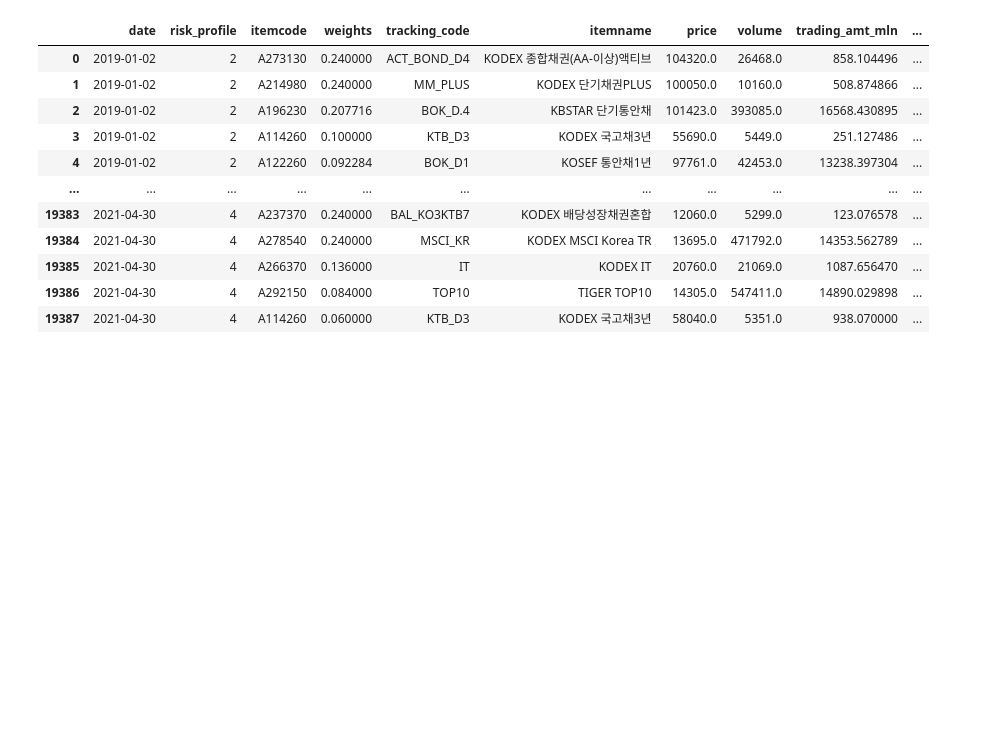
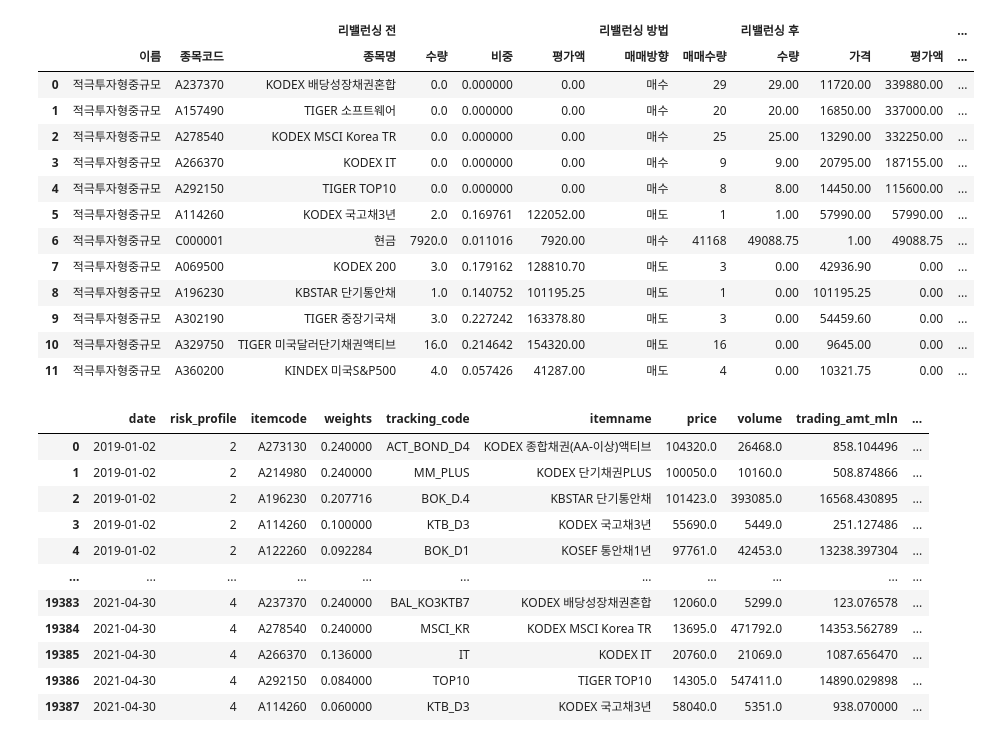
Before and after one commit to my2582/kisra, a Jupyter notebook: daily_rebalancing.ipynb, the cells around one changed output. Drawn from its saved outputs; the diff is of its cells as text; code cells hidden in the pictures; blank space fills up the shorter version.

```diff
--- a/daily_rebalancing.ipynb
+++ b/daily_rebalancing.ipynb
@@ -168,0 +342,10 @@ def run_simulation(first_trade=False, new_units=None, prices=None, remaining_cas
+# %%
+df_comp.loc[:, ['wt_before', 'wt_after']] = df_comp.loc[:, ['wt_before', 'wt_after']]*100
+df_comp.loc[:, ['wt_before', 'wt_after']] = df_comp.loc[:, ['wt_before', 'wt_after']].applymap(lambda x: '{:.1f}'.format(x))
+df_comp.loc[:, [
+    'quantity_before', 'wt_before', 'value_before', 'quantity_after',
+    'price_after', 'value_after'
+]] = df_comp.loc[:, [
+    'quantity_before', 'wt_before', 'value_before', 'quantity_after',
+    'price_after', 'value_after'
+]].astype(float).astype(int).applymap(lambda x: '{:,}'.format(x))
@@ -168,0 +368,5 @@ def run_simulation(first_trade=False, new_units=None, prices=None, remaining_cas
+# %%
+df_comp.total_value = '{:,}'.format(round(total_value))
+# %%
+df_comp.wt_after = df_comp.wt_after*100
+df_comp.wt_after = df_comp.wt_after.apply(lambda x: '{:.1f}'.format(x))
@@ -168,0 +391,15 @@ def run_simulation(first_trade=False, new_units=None, prices=None, remaining_cas
+# %%
+df_comp = df_comp.rename(columns = {
+    'name':'이름',
+    'itemcode':'종목코드',
+    'itemname_before':'종목명',
+    'quantity_before':'수량(전)',
+    'wt_before':'비중(전)',
+    'value_before':'평가액(전)',
+    'trade':'매매방향',
+    'quantity_trade':'매매수량',
+    'quantity_after':'수량(후)',
+    'price_after':'가격(후)',
+    'value_after':'평가액(후)',
+    'wt_after':'비중(후)'
+})
@@ -169,3 +410,20 @@ def run_simulation(first_trade=False, new_units=None, prices=None, remaining_cas
+# %%
+df_comp
+# %% [output]
+|  |  |  | 리밸런싱 전 |  |  |  | 리밸런싱 방법 |  | 리밸런싱 후 |  |  | ... |
+|  | 이름 | 종목코드 | 종목명 | 수량 | 비중 | 평가액 | 매매방향 | 매매수량 | 수량 | 가격 | 평가액 | ... |
+| 0 | 적극투자형중규모 | A237370 | KODEX 배당성장채권혼합 | 0.0 | 0.000000 | 0.00 | 매수 | 29 | 29.00 | 11720.00 | 339880.00 | ... |
+| 1 | 적극투자형중규모 | A157490 | TIGER 소프트웨어 | 0.0 | 0.000000 | 0.00 | 매수 | 20 | 20.00 | 16850.00 | 337000.00 | ... |
+| 2 | 적극투자형중규모 | A278540 | KODEX MSCI Korea TR | 0.0 | 0.000000 | 0.00 | 매수 | 25 | 25.00 | 13290.00 | 332250.00 | ... |
+| 3 | 적극투자형중규모 | A266370 | KODEX IT | 0.0 | 0.000000 | 0.00 | 매수 | 9 | 9.00 | 20795.00 | 187155.00 | ... |
+| 4 | 적극투자형중규모 | A292150 | TIGER TOP10 | 0.0 | 0.000000 | 0.00 | 매수 | 8 | 8.00 | 14450.00 | 115600.00 | ... |
+| 5 | 적극투자형중규모 | A114260 | KODEX 국고채3년 | 2.0 | 0.169761 | 122052.00 | 매도 | 1 | 1.00 | 57990.00 | 57990.00 | ... |
+| 6 | 적극투자형중규모 | C000001 | 현금 | 7920.0 | 0.011016 | 7920.00 | 매수 | 41168 | 49088.75 | 1.00 | 49088.75 | ... |
+| 7 | 적극투자형중규모 | A069500 | KODEX 200 | 3.0 | 0.179162 | 128810.70 | 매도 | 3 | 0.00 | 42936.90 | 0.00 | ... |
+| 8 | 적극투자형중규모 | A196230 | KBSTAR 단기통안채 | 1.0 | 0.140752 | 101195.25 | 매도 | 1 | 0.00 | 101195.25 | 0.00 | ... |
+| 9 | 적극투자형중규모 | A302190 | TIGER 중장기국채 | 3.0 | 0.227242 | 163378.80 | 매도 | 3 | 0.00 | 54459.60 | 0.00 | ... |
+| 10 | 적극투자형중규모 | A329750 | TIGER 미국달러단기채권액티브 | 16.0 | 0.214642 | 154320.00 | 매도 | 16 | 0.00 | 9645.00 | 0.00 | ... |
+| 11 | 적극투자형중규모 | A360200 | KINDEX 미국S&P500 | 4.0 | 0.057426 | 41287.00 | 매도 | 4 | 0.00 | 10321.75 | 0.00 | ... |
 # %%
 advised_pf
 # %% [output]
```
Also changed, not shown: parts of 30 cells of this notebook.
